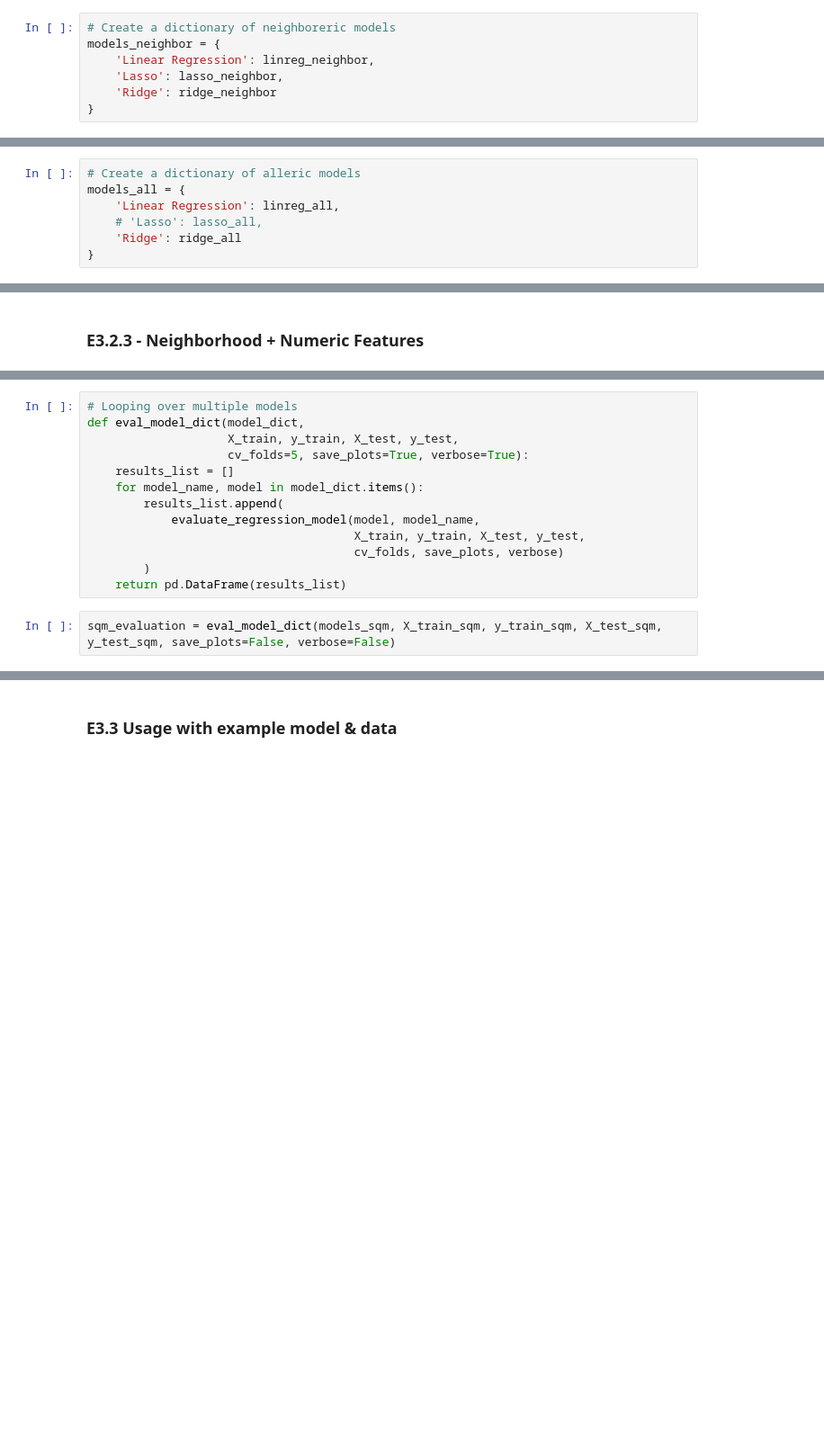
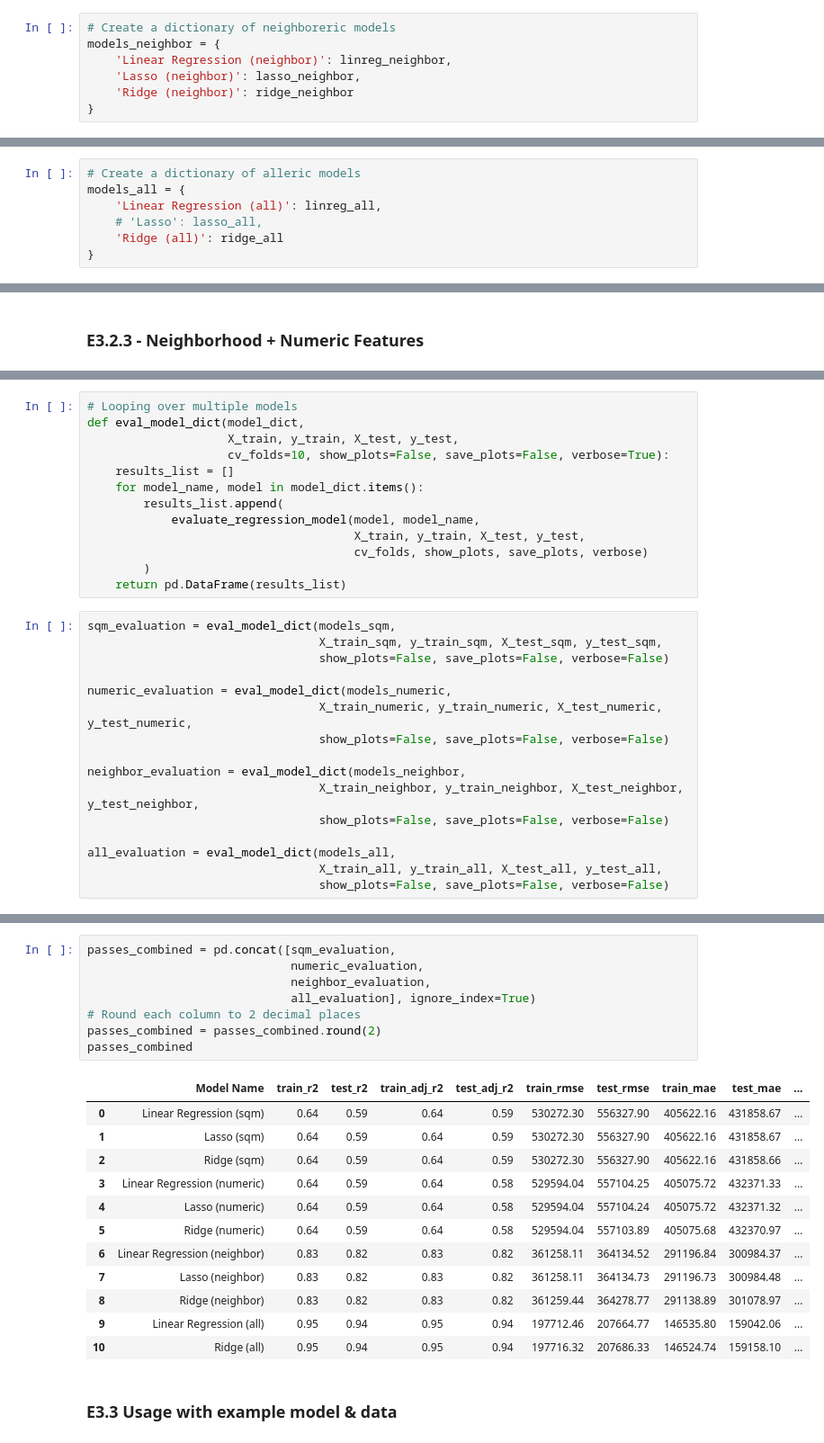
Before and after one commit to rsamconn/London-housing, a Jupyter notebook: Regression_analysis.ipynb, the cells around one changed output, grey strips where cells are left out. Shown at 90% size. Cells and saved outputs as stored; diff of their text form; blank space fills up the shorter version.

Commit message:
Completed model evaluation in Regression notebook, including a Dataframe on all metrics for Passes 1-4.

```diff
--- a/Regression_analysis.ipynb
+++ b/Regression_analysis.ipynb
@@ -602,9 +602,9 @@ Ridge(alpha=0.1)
 # %%
 # Create a dictionary of neighboreric models
 models_neighbor = {
-    'Linear Regression': linreg_neighbor,
-    'Lasso': lasso_neighbor,
-    'Ridge': ridge_neighbor
+    'Linear Regression (neighbor)': linreg_neighbor,
+    'Lasso (neighbor)': lasso_neighbor,
+    'Ridge (neighbor)': ridge_neighbor
 }
 # %% [markdown]
 #### 3.2.2 Predict & Plot
@@ -831,9 +831,9 @@ Ridge(alpha=0.1)
 # %%
 # Create a dictionary of alleric models
 models_all = {
-    'Linear Regression': linreg_all,
+    'Linear Regression (all)': linreg_all,
     # 'Lasso': lasso_all,
-    'Ridge': ridge_all
+    'Ridge (all)': ridge_all
 }
 # %% [markdown]
 #### 4.2.2 Predict & Plot
@@ -1967,14 +1964,28 @@ results_df
 # Looping over multiple models
 def eval_model_dict(model_dict,
                     X_train, y_train, X_test, y_test,
-                    cv_folds=5, save_plots=True, verbose=True):
+                    cv_folds=10, show_plots=False, save_plots=False, verbose=True):
     results_list = []
     for model_name, model in model_dict.items():
         results_list.append(
             evaluate_regression_model(model, model_name,
                                       X_train, y_train, X_test, y_test,
-                                      cv_folds, save_plots, verbose)
+                                      cv_folds, show_plots, save_plots, verbose)
         )
     return pd.DataFrame(results_list)
 # %%
-sqm_evaluation = eval_model_dict(models_sqm, X_train_sqm, y_train_sqm, X_test_sqm, y_test_sqm, save_plots=False, verbose=False)
+sqm_evaluation = eval_model_dict(models_sqm,
+                                 X_train_sqm, y_train_sqm, X_test_sqm, y_test_sqm,
+                                 show_plots=False, save_plots=False, verbose=False)
+
+numeric_evaluation = eval_model_dict(models_numeric,
+                                 X_train_numeric, y_train_numeric, X_test_numeric, y_test_numeric,
+                                 show_plots=False, save_plots=False, verbose=False)
+
+neighbor_evaluation = eval_model_dict(models_neighbor,
+                                 X_train_neighbor, y_train_neighbor, X_test_neighbor, y_test_neighbor,
+                                 show_plots=False, save_plots=False, verbose=False)
+
+all_evaluation = eval_model_dict(models_all,
+                                 X_train_all, y_train_all, X_test_all, y_test_all,
+                                 show_plots=False, save_plots=False, verbose=False)
@@ -1988,3 +1992,24 @@ sqm_evaluation = eval_model_dict(models_sqm, X_train_sqm, y_train_sqm, X_test_sq
+# %%
+passes_combined = pd.concat([sqm_evaluation,
+                             numeric_evaluation,
+                             neighbor_evaluation,
+                             all_evaluation], ignore_index=True)
+# Round each column to 2 decimal places
+passes_combined = passes_combined.round(2)
+passes_combined
+# %% [output]
+|  | Model Name | train_r2 | test_r2 | train_adj_r2 | test_adj_r2 | train_rmse | test_rmse | train_mae | test_mae | ... |
+| 0 | Linear Regression (sqm) | 0.64 | 0.59 | 0.64 | 0.59 | 530272.30 | 556327.90 | 405622.16 | 431858.67 | ... |
+| 1 | Lasso (sqm) | 0.64 | 0.59 | 0.64 | 0.59 | 530272.30 | 556327.90 | 405622.16 | 431858.67 | ... |
+| 2 | Ridge (sqm) | 0.64 | 0.59 | 0.64 | 0.59 | 530272.30 | 556327.90 | 405622.16 | 431858.66 | ... |
+| 3 | Linear Regression (numeric) | 0.64 | 0.59 | 0.64 | 0.58 | 529594.04 | 557104.25 | 405075.72 | 432371.33 | ... |
+| 4 | Lasso (numeric) | 0.64 | 0.59 | 0.64 | 0.58 | 529594.04 | 557104.24 | 405075.72 | 432371.32 | ... |
+| 5 | Ridge (numeric) | 0.64 | 0.59 | 0.64 | 0.58 | 529594.04 | 557103.89 | 405075.68 | 432370.97 | ... |
+| 6 | Linear Regression (neighbor) | 0.83 | 0.82 | 0.83 | 0.82 | 361258.11 | 364134.52 | 291196.84 | 300984.37 | ... |
+| 7 | Lasso (neighbor) | 0.83 | 0.82 | 0.83 | 0.82 | 361258.11 | 364134.73 | 291196.73 | 300984.48 | ... |
+| 8 | Ridge (neighbor) | 0.83 | 0.82 | 0.83 | 0.82 | 361259.44 | 364278.77 | 291138.89 | 301078.97 | ... |
+| 9 | Linear Regression (all) | 0.95 | 0.94 | 0.95 | 0.94 | 197712.46 | 207664.77 | 146535.80 | 159042.06 | ... |
+| 10 | Ridge (all) | 0.95 | 0.94 | 0.95 | 0.94 | 197716.32 | 207686.33 | 146524.74 | 159158.10 | ... |
 # %% [markdown]
 ### E3.3 Usage with example model & data
 # %%
```
Also changed, not shown: parts of 6 cells of this notebook.
